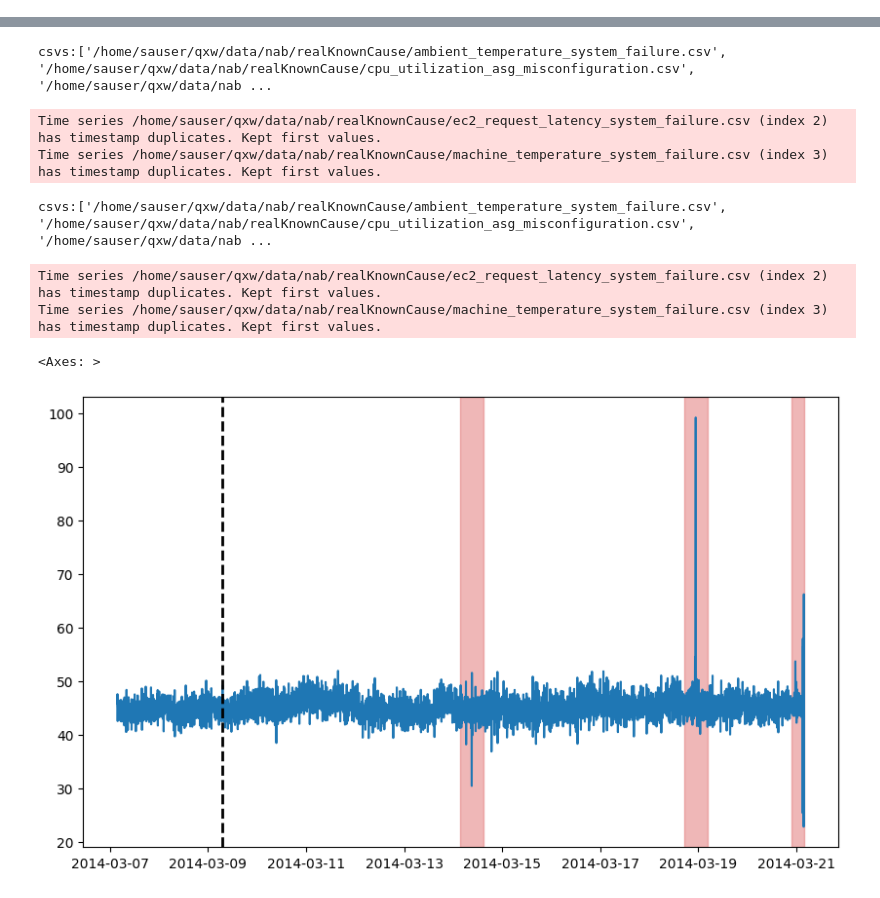
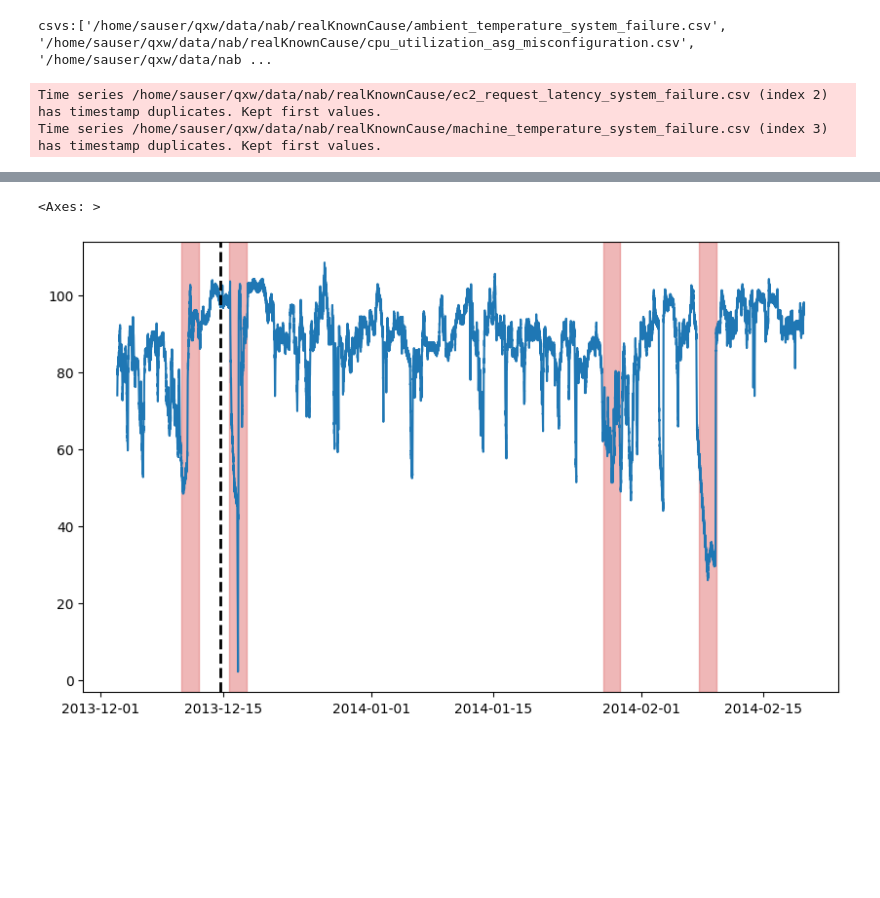
Before and after one commit to qin8948050/Merlion, a Jupyter notebook: anomalyDetection.ipynb, the cells around one changed output, grey strips where cells are left out. Cells and saved outputs as stored; diff of their text form; code cells hidden in the pictures; blank space fills up the shorter version.

Commit message:
feat:anomalyDetection exec

```diff
--- a/anomalyDetection.ipynb
+++ b/anomalyDetection.ipynb
@@ -9,3 +9,20 @@ from merlion.utils import TimeSeries
 from ts_datasets.anomaly import NAB
 
 np.random.seed(1234)
+
+# This is a time series with anomalies in both the train and test split.
+# time_series and metadata are both time-indexed pandas DataFrames.
+time_series, metadata = NAB(subset="realKnownCause")[3]
+
+# Visualize the full time series
+fig = plt.figure(figsize=(10, 6))
+ax = fig.add_subplot(111)
+ax.plot(time_series)
+
+# Label the train/test split with a dashed line & plot anomalies
+ax.axvline(metadata[metadata.trainval].index[-1], ls="--", lw=2, c="k")
+plot_anoms(ax, TimeSeries.from_pd(metadata.anomaly))
+# %% [output]
+csvs:['/home/sauser/qxw/data/nab/realKnownCause/ambient_temperature_system_failure.csv', '/home/sauser/qxw/data/nab/realKnownCause/cpu_utilization_asg_misconfiguration.csv', '/home/sauser/qxw/data/nab ...
+Time series /home/sauser/qxw/data/nab/realKnownCause/ec2_request_latency_system_failure.csv (index 2) has timestamp duplicates. Kept first values.
+Time series /home/sauser/qxw/data/nab/realKnownCause/machine_temperature_system_failure.csv (index 3) has timestamp duplicates. Kept first values.
@@ -12,24 +33,2 @@ np.random.seed(1234)
+<Axes: >
+[figure, added]
-# %%
-a=NAB(subset="realKnownCause")
-# %% [output]
-csvs:['/home/sauser/qxw/data/nab/realKnownCause/ambient_temperature_system_failure.csv', '/home/sauser/qxw/data/nab/realKnownCause/cpu_utilization_asg_misconfiguration.csv', '/home/sauser/qxw/data/nab ...
-Time series /home/sauser/qxw/data/nab/realKnownCause/ec2_request_latency_system_failure.csv (index 2) has timestamp duplicates. Kept first values.
-Time series /home/sauser/qxw/data/nab/realKnownCause/machine_temperature_system_failure.csv (index 3) has timestamp duplicates. Kept first values.
-# %%
-
-time_series, metadata = NAB(subset="realKnownCause")[2]
-# %% [output]
-csvs:['/home/sauser/qxw/data/nab/realKnownCause/ambient_temperature_system_failure.csv', '/home/sauser/qxw/data/nab/realKnownCause/cpu_utilization_asg_misconfiguration.csv', '/home/sauser/qxw/data/nab ...
-Time series /home/sauser/qxw/data/nab/realKnownCause/ec2_request_latency_system_failure.csv (index 2) has timestamp duplicates. Kept first values.
-Time series /home/sauser/qxw/data/nab/realKnownCause/machine_temperature_system_failure.csv (index 3) has timestamp duplicates. Kept first values.
-# %%
-# Visualize the full time series
-fig = plt.figure(figsize=(10, 6))
-ax = fig.add_subplot(111)
-ax.plot(time_series)
-# Label the train/test split with a dashed line & plot anomalies
-ax.axvline(metadata[metadata.trainval].index[-1], ls="--", lw=2, c="k")
-plot_anoms(ax, TimeSeries.from_pd(metadata.anomaly))
-# %% [output]
-<Axes: >
-[figure, removed]
```
Also changed, not shown: parts of 11 cells of this notebook, 2 other files.
